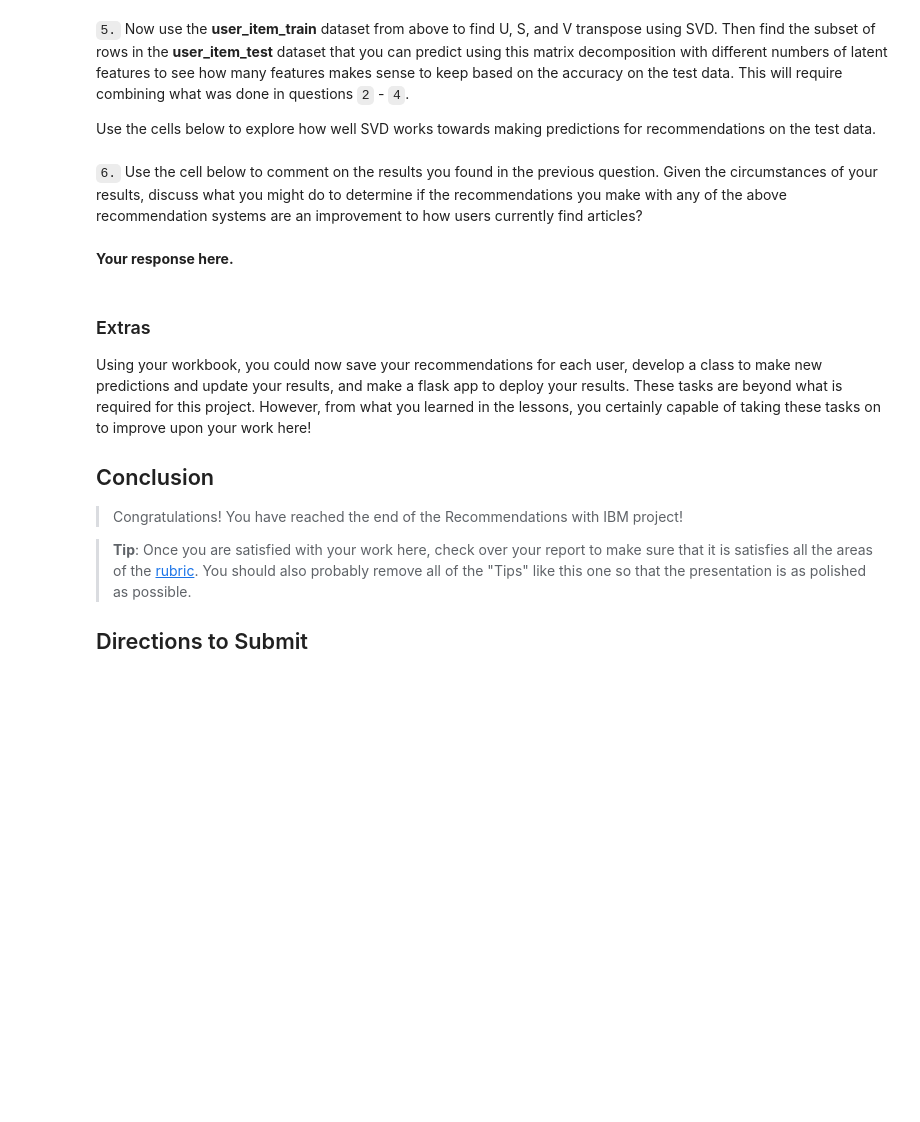
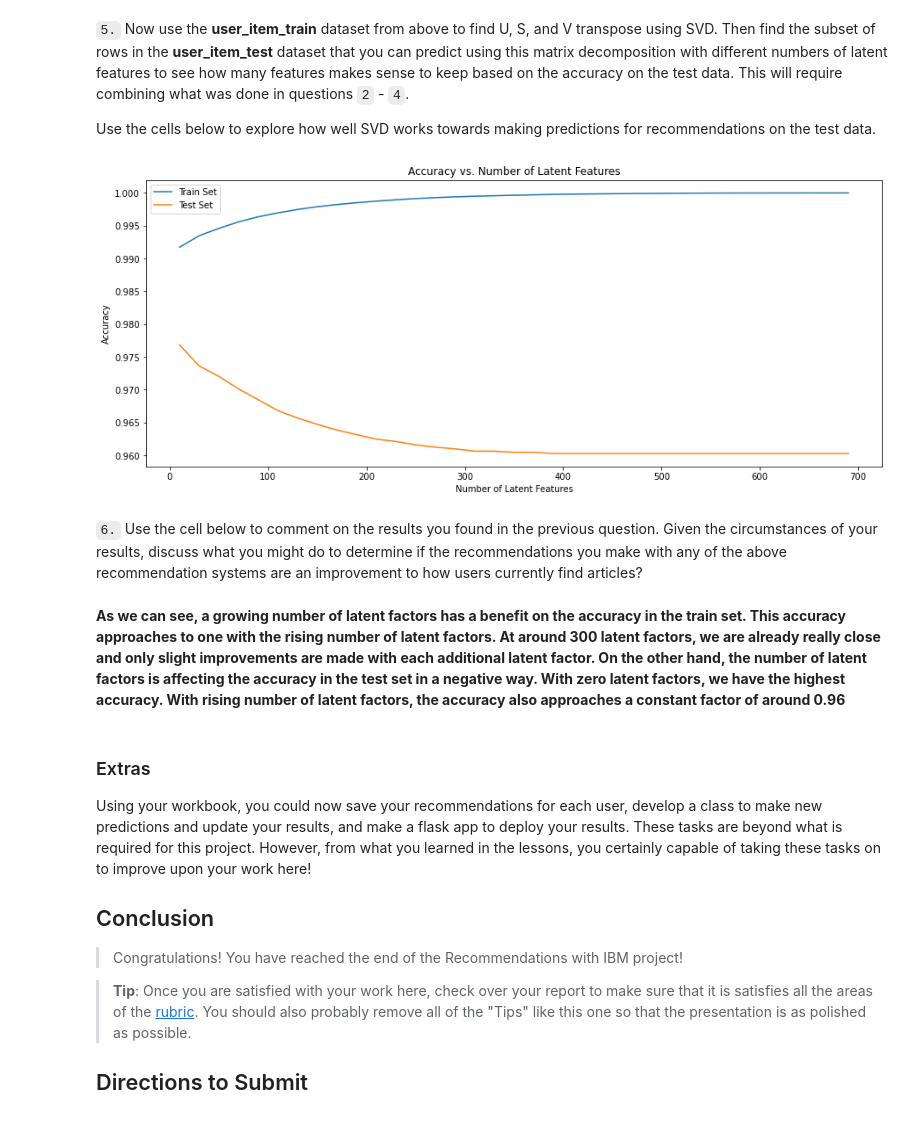
Before and after one commit to Martin-1997/udacity-recommendations-with-ibm, a Jupyter notebook: Recommendations_with_IBM.ipynb, the cells around one changed output. Drawn from its saved outputs; the diff is of its cells as text; code cells hidden in the pictures; blank space fills up the shorter version.

```diff
--- a/Recommendations_with_IBM.ipynb
+++ b/Recommendations_with_IBM.ipynb
@@ -774,4 +775,4 @@ user_item_matrix.head()
 # %%
 # Perform SVD on the User-Item Matrix Here
 
-u, s, vt = np.linalg.svd(user_item_matrix) # use the built in to get the three matrices
+u, s, vt = np.linalg.svd(user_item_matrix, full_matrices=False) # use the built in to get the three matrices
@@ -837,12 +852,12 @@ def create_test_and_train_user_item(df_train, df_test):
     user_item_train = create_user_item_matrix(df_train)
     user_item_test = create_user_item_matrix(df_test)
 
-    test_idx = df_train["user_id"].unique()
-    test_arts = df_train["article_id"].unique()
+    train_idx = df_train["user_id"].unique()
+    train_arts = df_train["article_id"].unique()
 
-    return user_item_train, user_item_test, test_idx, test_arts
+    return user_item_train, user_item_test, train_idx, train_arts
 
-user_item_train, user_item_test, test_idx, test_arts = create_test_and_train_user_item(df_train, df_test)
+user_item_train, user_item_test, train_idx, train_arts = create_test_and_train_user_item(df_train, df_test)
 # %%
 # Replace the values in the dictionary below
 a = 662
@@ -877,7 +940,40 @@ u_train, s_train, vt_train = np.linalg.svd(user_item_train) # fit svd similar to
+# %%
+num_latent_feats = np.arange(10,700+10,20)
+train_err = []
+test_err = []
+
+for k in num_latent_feats:
+    # restructure with k latent features
+    s_train_new, u_train_new, vt_train_new = np.diag(s_train[:k]), u_train[:, :k], vt_train[:k, :]
+    u_test_new, vt_test_new = u_test[:,:k], vt_test[:k,:]
+
+    # take dot product
+    user_item_train_est = np.around(np.dot(np.dot(u_train_new, s_train_new), vt_train_new))
+    user_item_test_est = np.around(np.dot(np.dot(u_test_new, s_train_new), vt_test_new))
+
+    # compute prediction accuracy
+    diff_train = np.abs(accuracy_score(user_item_train.values.flatten(), user_item_train_est.flatten()))
+    diff_test = np.abs(accuracy_score(sub_user_item_test.values.flatten(), user_item_test_est.flatten()))
+
+    # compute error for each prediction to actual value
+    train_err.append(diff_train)
+    test_err.append(diff_test)
+# %%
+plt.figure(figsize = (15,6))
+plt.plot(num_latent_feats, train_err, label = 'Train Set');
+plt.plot(num_latent_feats, test_err, label = 'Test Set');
+#plt.plot(num_latent_feats, total_err, label = 'Total Err');
+plt.xlabel('Number of Latent Features');
+plt.ylabel('Accuracy');
+plt.legend();
+plt.title('Accuracy vs. Number of Latent Features');
+# %% [output]
+[figure, added]
 # %% [markdown]
 `6.` Use the cell below to comment on the results you found in the previous question. Given the circumstances of your results, discuss what you might do to determine if the recommendations you make with any of the above recommendation systems are an improvement to how users currently find articles?
-# %% [markdown]
-**Your response here.**
+# %% [markdown]
+**As we can see, a growing number of latent factors has a benefit on the accuracy in the train set. This accuracy approaches to one with the rising number of latent factors. At around 300 latent factors, we are already really close and only slight improvements are made with each additional latent factor.
+On the other hand, the number of latent factors is affecting the accuracy in the test set in a negative way.  With zero latent factors, we have the highest accuracy. With rising number of latent factors, the accuracy also approaches a constant factor of around 0.96**
 # %% [markdown]
 <a id='conclusions'></a>
 ### Extras
```
Also changed, not shown: parts of 25 cells of this notebook, 2 other files.
